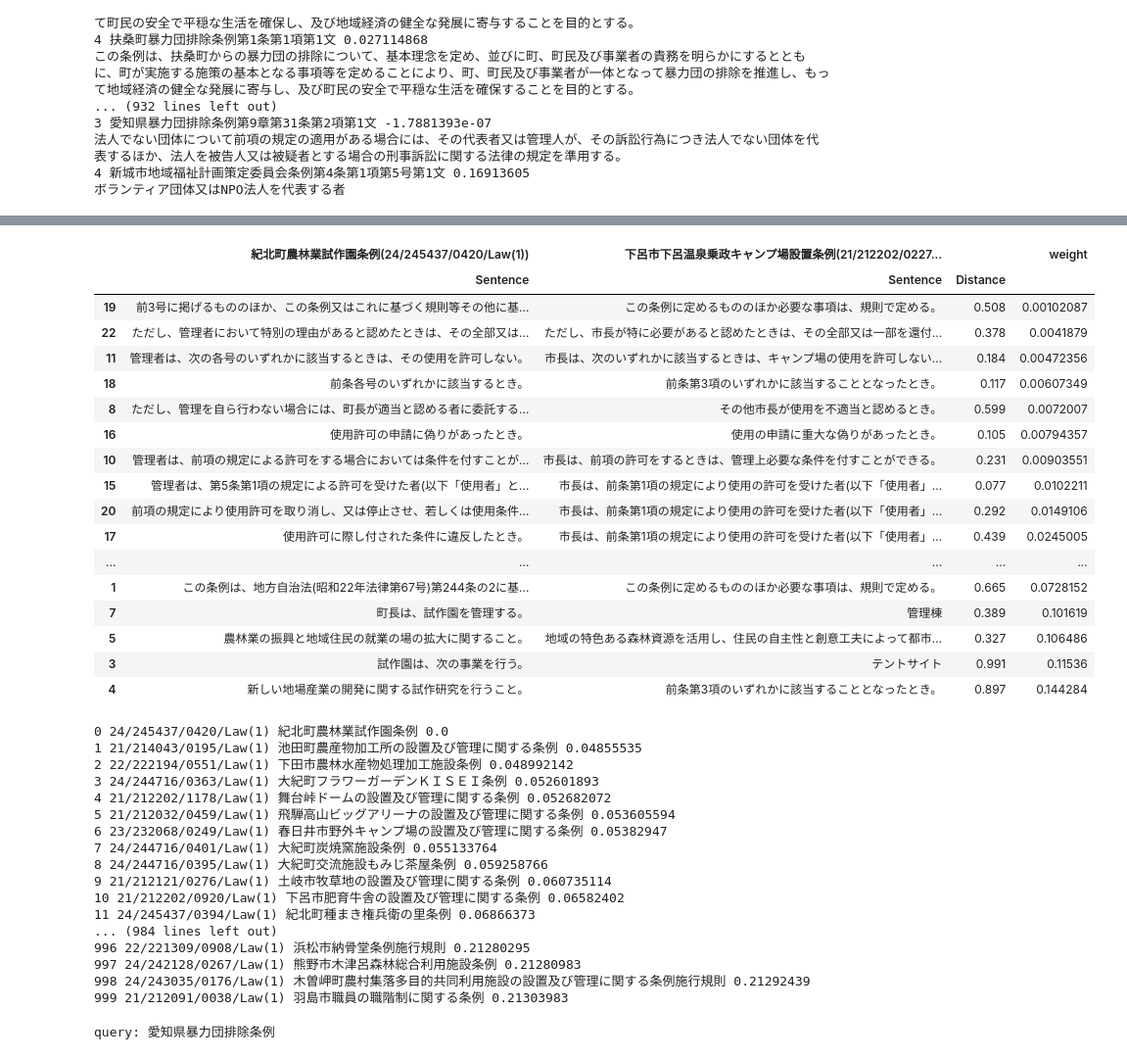
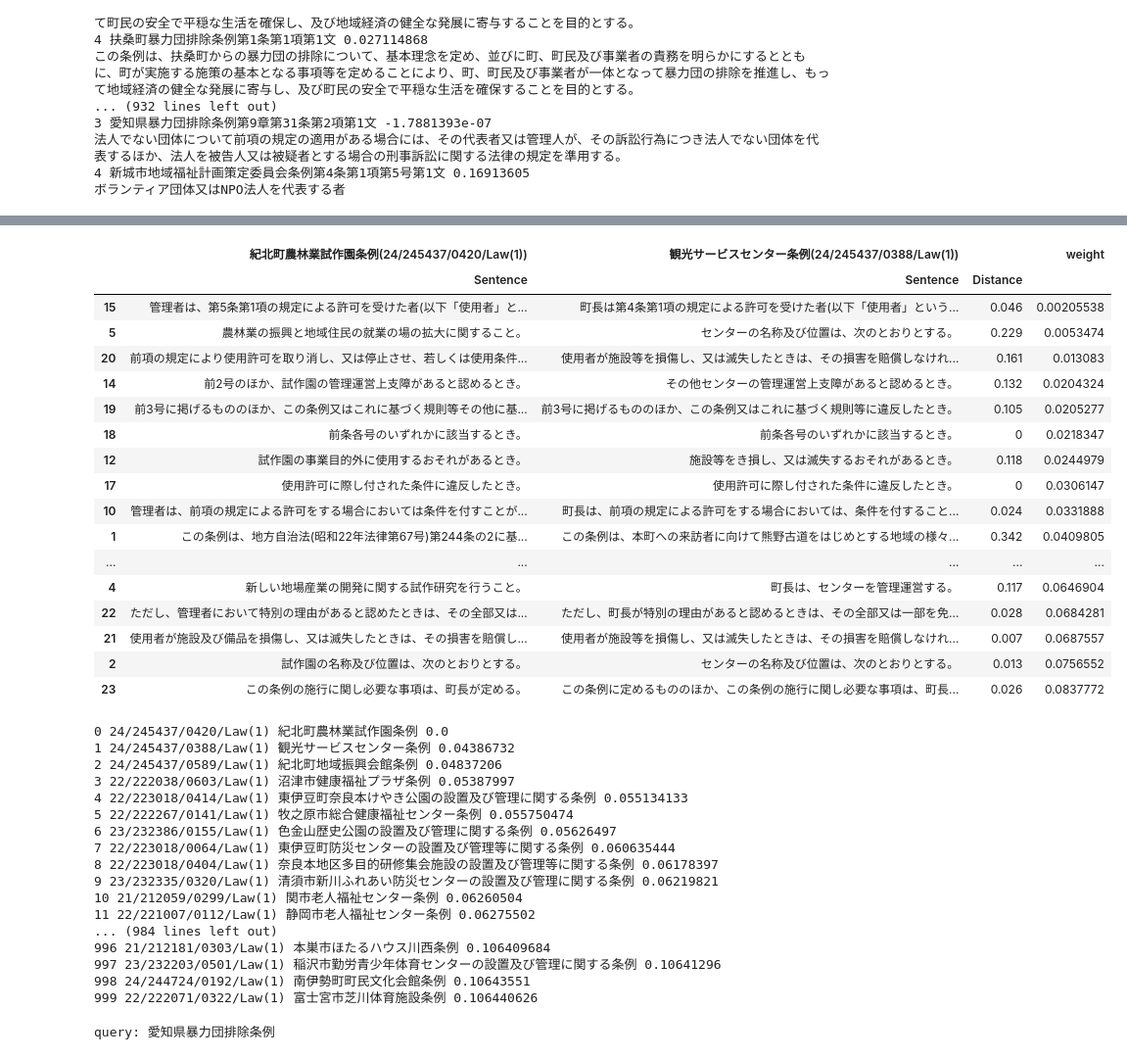
Before and after one commit to Arten013/hjst_model, a Jupyter notebook: pairtable.ipynb, the cells around one changed output, grey strips where cells are left out. Shown at 98% size. Cells and saved outputs as stored; diff of their text form; code cells hidden in the pictures.

```diff
--- a/pairtable.ipynb
+++ b/pairtable.ipynb
@@ -97,3 +94 @@ Load kvsdict from the path below:
 set layer: TfidfLayer 0.0
-# %%
-hmodel.layers['Sentence'] = layerconf.load_model('swem_ave_gv_tokai_spm_8000-Sentence')
@@ -101,0 +95,3 @@ FileNotFoundError: [Errno 2] No such file or directory: '/home/jovyan/hjst_model
+# %%
+hmodel.layers['Law'] = layerconf.load_model('swem_ave_ft_tokai_mecab-Law')
+hmodel.layers['Article'] = layerconf.load_model('swem_ave_ft_tokai_mecab-Article')
@@ -282,7 +285,7 @@ over all bottom up search time 1.817 sec
 ボランティア団体又はNPO法人を代表する者
 # %%
 threshold = 0.2
-sigmoid_alpha
+sigmoid_alpha = 20
 
 def sigmoid_normalize(x):
     y = 1 / (1+np.exp(-x))
@@ -305,7 +308,7 @@ start = time.time()
 d, i = query_level_index.search(query_matrix, query_k)
 end = time.time()
 qsearch_result =  list(zip(i[0], d[0]))
-print('search', len(qsearch_result), query_level+'s', 'from', len(query_tags), query_level+'s')
+print('search', len(qsearch_result), query_level+'s', 'from', len(query_level_tags), query_level+'s')
 print('over all top search time', round(end-start, 3), 'sec')
 
 query_tags = [elem.code for elem in testset.get_elem(query).depth_first_iteration([getattr(etypes, comp_level)])]
@@ -473,48 +448,48 @@ row_score_means
 # %%
-target_law_tags = [query, '21/212202/0227/Law(1)']
+target_law_tags = [query, '24/245437/0388/Law(1)']
 df = hmodel.comptable(testset, query, target_law_tags[1:], 10, 'Sentence')
 df['weight'] = normalized_row_score_means
 display(df.sort_values('weight').style.apply(lambda x: coloring(0.2, x, [0], [3]), axis=1))
 # %% [output]
-|  | 紀北町農林業試作園条例(24/245437/0420/Law(1)) | 下呂市下呂温泉乗政キャンプ場設置条例(21/212202/0227... |  | weight |
+|  | 紀北町農林業試作園条例(24/245437/0420/Law(1)) | 観光サービスセンター条例(24/245437/0388/Law(1)) |  | weight |
 |  | Sentence | Sentence | Distance |  |
-| 19 | 前3号に掲げるもののほか、この条例又はこれに基づく規則等その他に基... | この条例に定めるもののほか必要な事項は、規則で定める。 | 0.508 | 0.00102087 |
-| 22 | ただし、管理者において特別の理由があると認めたときは、その全部又は... | ただし、市長が特に必要があると認めたときは、その全部又は一部を還付... | 0.378 | 0.0041879 |
-| 11 | 管理者は、次の各号のいずれかに該当するときは、その使用を許可しない。 | 市長は、次のいずれかに該当するときは、キャンプ場の使用を許可しない... | 0.184 | 0.00472356 |
-| 18 | 前条各号のいずれかに該当するとき。 | 前条第3項のいずれかに該当することとなったとき。 | 0.117 | 0.00607349 |
-| 8 | ただし、管理を自ら行わない場合には、町長が適当と認める者に委託する... | その他市長が使用を不適当と認めるとき。 | 0.599 | 0.0072007 |
-| 16 | 使用許可の申請に偽りがあったとき。 | 使用の申請に重大な偽りがあったとき。 | 0.105 | 0.00794357 |
-| 10 | 管理者は、前項の規定による許可をする場合においては条件を付すことが... | 市長は、前項の許可をするときは、管理上必要な条件を付すことができる。 | 0.231 | 0.00903551 |
-| 15 | 管理者は、第5条第1項の規定による許可を受けた者(以下「使用者」と... | 市長は、前条第1項の規定により使用の許可を受けた者(以下「使用者」... | 0.077 | 0.0102211 |
-| 20 | 前項の規定により使用許可を取り消し、又は停止させ、若しくは使用条件... | 市長は、前条第1項の規定により使用の許可を受けた者(以下「使用者」... | 0.292 | 0.0149106 |
-| 17 | 使用許可に際し付された条件に違反したとき。 | 市長は、前条第1項の規定により使用の許可を受けた者(以下「使用者」... | 0.439 | 0.0245005 |
+| 15 | 管理者は、第5条第1項の規定による許可を受けた者(以下「使用者」と... | 町長は第4条第1項の規定による許可を受けた者(以下「使用者」という... | 0.046 | 0.00205538 |
+| 5 | 農林業の振興と地域住民の就業の場の拡大に関すること。 | センターの名称及び位置は、次のとおりとする。 | 0.229 | 0.0053474 |
+| 20 | 前項の規定により使用許可を取り消し、又は停止させ、若しくは使用条件... | 使用者が施設等を損傷し、又は滅失したときは、その損害を賠償しなけれ... | 0.161 | 0.013083 |
+| 14 | 前2号のほか、試作園の管理運営上支障があると認めるとき。 | その他センターの管理運営上支障があると認めるとき。 | 0.132 | 0.0204324 |
+| 19 | 前3号に掲げるもののほか、この条例又はこれに基づく規則等その他に基... | 前3号に掲げるもののほか、この条例又はこれに基づく規則等に違反したとき。 | 0.105 | 0.0205277 |
+| 18 | 前条各号のいずれかに該当するとき。 | 前条各号のいずれかに該当するとき。 | 0 | 0.0218347 |
+| 12 | 試作園の事業目的外に使用するおそれがあるとき。 | 施設等をき損し、又は滅失するおそれがあるとき。 | 0.118 | 0.0244979 |
+| 17 | 使用許可に際し付された条件に違反したとき。 | 使用許可に際し付された条件に違反したとき。 | 0 | 0.0306147 |
+| 10 | 管理者は、前項の規定による許可をする場合においては条件を付すことが... | 町長は、前項の規定による許可をする場合においては、条件を付すること... | 0.024 | 0.0331888 |
+| 1 | この条例は、地方自治法(昭和22年法律第67号)第244条の2に基... | この条例は、本町への来訪者に向けて熊野古道をはじめとする地域の様々... | 0.342 | 0.0409805 |
 | ... | ... | ... | ... | ... |
-| 1 | この条例は、地方自治法(昭和22年法律第67号)第244条の2に基... | この条例に定めるもののほか必要な事項は、規則で定める。 | 0.665 | 0.0728152 |
-| 7 | 町長は、試作園を管理する。 | 管理棟 | 0.389 | 0.101619 |
-| 5 | 農林業の振興と地域住民の就業の場の拡大に関すること。 | 地域の特色ある森林資源を活用し、住民の自主性と創意工夫によって都市... | 0.327 | 0.106486 |
-| 3 | 試作園は、次の事業を行う。 | テントサイト | 0.991 | 0.11536 |
-| 4 | 新しい地場産業の開発に関する試作研究を行うこと。 | 前条第3項のいずれかに該当することとなったとき。 | 0.897 | 0.144284 |
+| 4 | 新しい地場産業の開発に関する試作研究を行うこと。 | 町長は、センターを管理運営する。 | 0.117 | 0.0646904 |
+| 22 | ただし、管理者において特別の理由があると認めたときは、その全部又は... | ただし、町長が特別の理由があると認めるときは、その全部又は一部を免... | 0.028 | 0.0684281 |
+| 21 | 使用者が施設及び備品を損傷し、又は滅失したときは、その損害を賠償し... | 使用者が施設等を損傷し、又は滅失したときは、その損害を賠償しなけれ... | 0.007 | 0.0687557 |
+| 2 | 試作園の名称及び位置は、次のとおりとする。 | センターの名称及び位置は、次のとおりとする。 | 0.013 | 0.0756552 |
+| 23 | この条例の施行に関し必要な事項は、町長が定める。 | この条例に定めるもののほか、この条例の施行に関し必要な事項は、町長... | 0.026 | 0.0837772 |
 # %%
 for r, (ltidx, dist) in enumerate(qsearch_result):
     print(r, query_level_tags[ltidx], testset.get_elem(query_level_tags[ltidx]), dist)
 # %% [output]
 0 24/245437/0420/Law(1) 紀北町農林業試作園条例 0.0
-1 21/214043/0195/Law(1) 池田町農産物加工所の設置及び管理に関する条例 0.04855535
-2 22/222194/0551/Law(1) 下田市農林水産物処理加工施設条例 0.048992142
-3 24/244716/0363/Law(1) 大紀町フラワーガーデンＫＩＳＥＩ条例 0.052601893
-4 21/212202/1178/Law(1) 舞台峠ドームの設置及び管理に関する条例 0.052682072
-5 21/212032/0459/Law(1) 飛騨高山ビッグアリーナの設置及び管理に関する条例 0.053605594
-6 23/232068/0249/Law(1) 春日井市野外キャンプ場の設置及び管理に関する条例 0.05382947
-7 24/244716/0401/Law(1) 大紀町炭焼窯施設条例 0.055133764
-8 24/244716/0395/Law(1) 大紀町交流施設もみじ茶屋条例 0.059258766
-9 21/212121/0276/Law(1) 土岐市牧草地の設置及び管理に関する条例 0.060735114
-10 21/212202/0920/Law(1) 下呂市肥育牛舎の設置及び管理に関する条例 0.06582402
-11 24/245437/0394/Law(1) 紀北町種まき権兵衛の里条例 0.06866373
+1 24/245437/0388/Law(1) 観光サービスセンター条例 0.04386732
+2 24/245437/0589/Law(1) 紀北町地域振興会館条例 0.04837206
+3 22/222038/0603/Law(1) 沼津市健康福祉プラザ条例 0.05387997
+4 22/223018/0414/Law(1) 東伊豆町奈良本けやき公園の設置及び管理に関する条例 0.055134133
+5 22/222267/0141/Law(1) 牧之原市総合健康福祉センター条例 0.055750474
+6 23/232386/0155/Law(1) 色金山歴史公園の設置及び管理に関する条例 0.05626497
+7 22/223018/0064/Law(1) 東伊豆町防災センターの設置及び管理等に関する条例 0.060635444
+8 22/223018/0404/Law(1) 奈良本地区多目的研修集会施設の設置及び管理等に関する条例 0.06178397
+9 23/232335/0320/Law(1) 清須市新川ふれあい防災センターの設置及び管理に関する条例 0.06219821
+10 21/212059/0299/Law(1) 関市老人福祉センター条例 0.06260504
+11 22/221007/0112/Law(1) 静岡市老人福祉センター条例 0.06275502
 ... (984 lines left out)
-996 22/221309/0908/Law(1) 浜松市納骨堂条例施行規則 0.21280295
-997 24/242128/0267/Law(1) 熊野市木津呂森林総合利用施設条例 0.21280983
-998 24/243035/0176/Law(1) 木曽岬町農村集落多目的共同利用施設の設置及び管理に関する条例施行規則 0.21292439
-999 21/212091/0038/Law(1) 羽島市職員の職階制に関する条例 0.21303983
+996 21/212181/0303/Law(1) 本巣市ほたるハウス川西条例 0.106409684
+997 23/232203/0501/Law(1) 稲沢市勤労青少年体育センターの設置及び管理に関する条例 0.10641296
+998 24/244724/0192/Law(1) 南伊勢町町民文化会館条例 0.10643551
+999 22/222071/0322/Law(1) 富士宮市芝川体育施設条例 0.106440626
 # %%
 query = "23/230006/1813/Law(1)"
 qlevel = re.split('\(', os.path.split(query)[1])[0]
```
Also changed, not shown: parts of 14 cells of this notebook, 3 other files.
